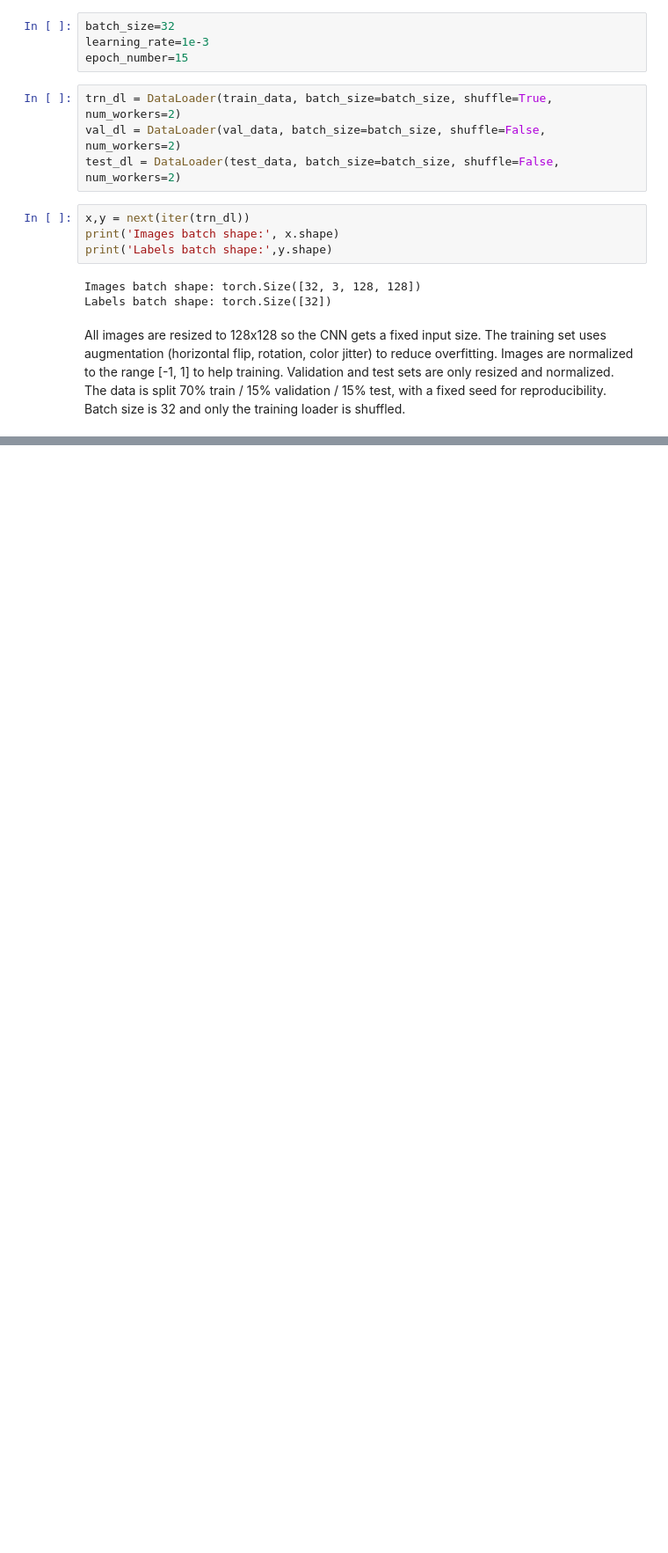
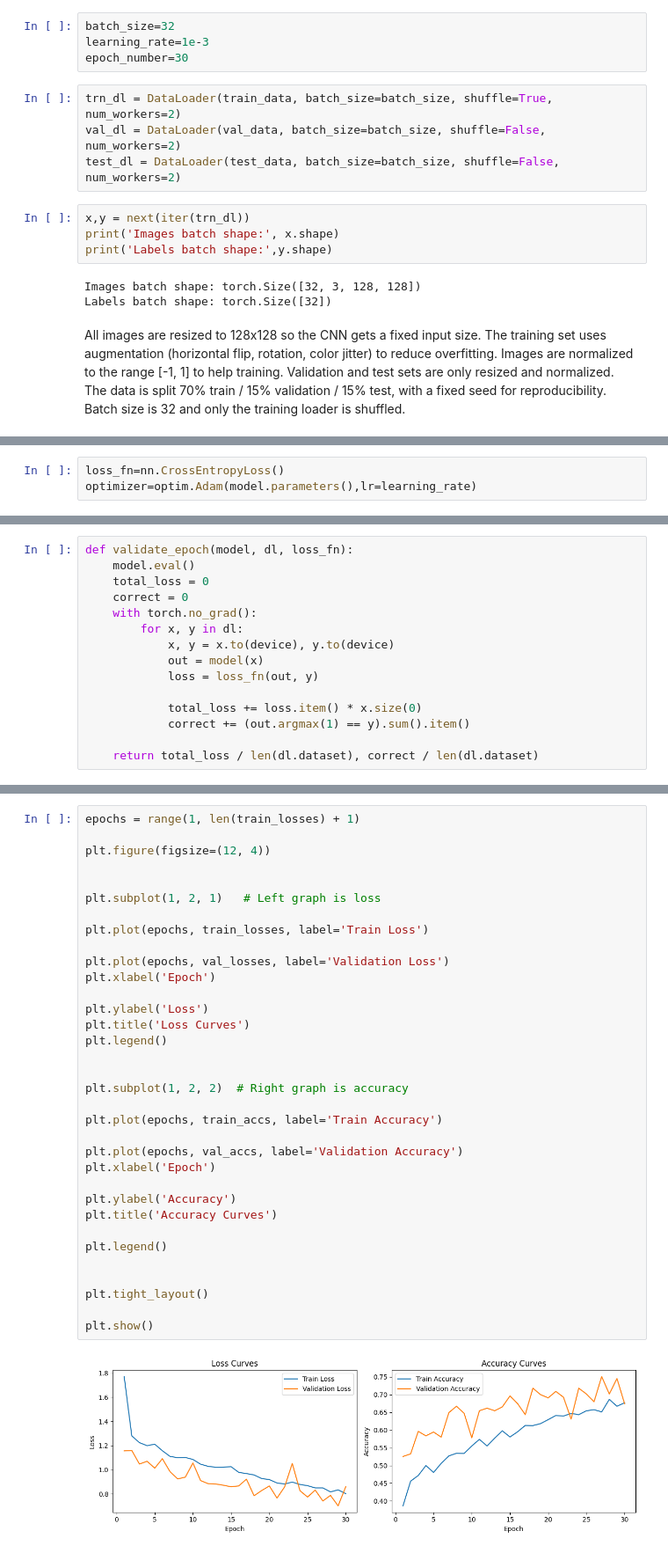
Before and after one commit to mariyahh326-cpu/CVPR, a Jupyter notebook: Untitled0.ipynb, the cells around one changed output, grey strips where cells are left out. Shown at 88% size. Cells and saved outputs as stored; diff of their text form; blank space fills up the shorter version.

```diff
--- a/Untitled0.ipynb
+++ b/Untitled0.ipynb
@@ -164,7 +164,7 @@ Classes and Indices: {'daisy': 0, 'dandelion': 1, 'roses': 2, 'sunflowers': 3, '
 # %%
 batch_size=32
 learning_rate=1e-3
-epoch_number=15
+epoch_number=30
 # %%
 trn_dl = DataLoader(train_data, batch_size=batch_size, shuffle=True, num_workers=2)
 val_dl = DataLoader(val_data, batch_size=batch_size, shuffle=False, num_workers=2)
@@ -184,0 +260,3 @@ Batch size is 32 and only the training loader is shuffled.
+# %%
+loss_fn=nn.CrossEntropyLoss()
+optimizer=optim.Adam(model.parameters(),lr=learning_rate)
@@ -184,0 +281,15 @@ Batch size is 32 and only the training loader is shuffled.
+# %%
+def validate_epoch(model, dl, loss_fn):
+    model.eval()
+    total_loss = 0
+    correct = 0
+    with torch.no_grad():
+        for x, y in dl:
+            x, y = x.to(device), y.to(device)
+            out = model(x)
+            loss = loss_fn(out, y)
+
+            total_loss += loss.item() * x.size(0)
+            correct += (out.argmax(1) == y).sum().item()
+
+    return total_loss / len(dl.dataset), correct / len(dl.dataset)
@@ -184,0 +422,36 @@ Batch size is 32 and only the training loader is shuffled.
+# %%
+epochs = range(1, len(train_losses) + 1)
+
+plt.figure(figsize=(12, 4))
+
+
+plt.subplot(1, 2, 1)   # Left graph is loss
+
+plt.plot(epochs, train_losses, label='Train Loss')
+
+plt.plot(epochs, val_losses, label='Validation Loss')
+plt.xlabel('Epoch')
+
+plt.ylabel('Loss')
+plt.title('Loss Curves')
+plt.legend()
+
+
+plt.subplot(1, 2, 2)  # Right graph is accuracy
+
+plt.plot(epochs, train_accs, label='Train Accuracy')
+
+plt.plot(epochs, val_accs, label='Validation Accuracy')
+plt.xlabel('Epoch')
+
+plt.ylabel('Accuracy')
+plt.title('Accuracy Curves')
+
+plt.legend()
+
+
+plt.tight_layout()
+
+plt.show()
+# %% [output]
+[figure, added]
```
Also changed, not shown: parts of 19 cells of this notebook.
